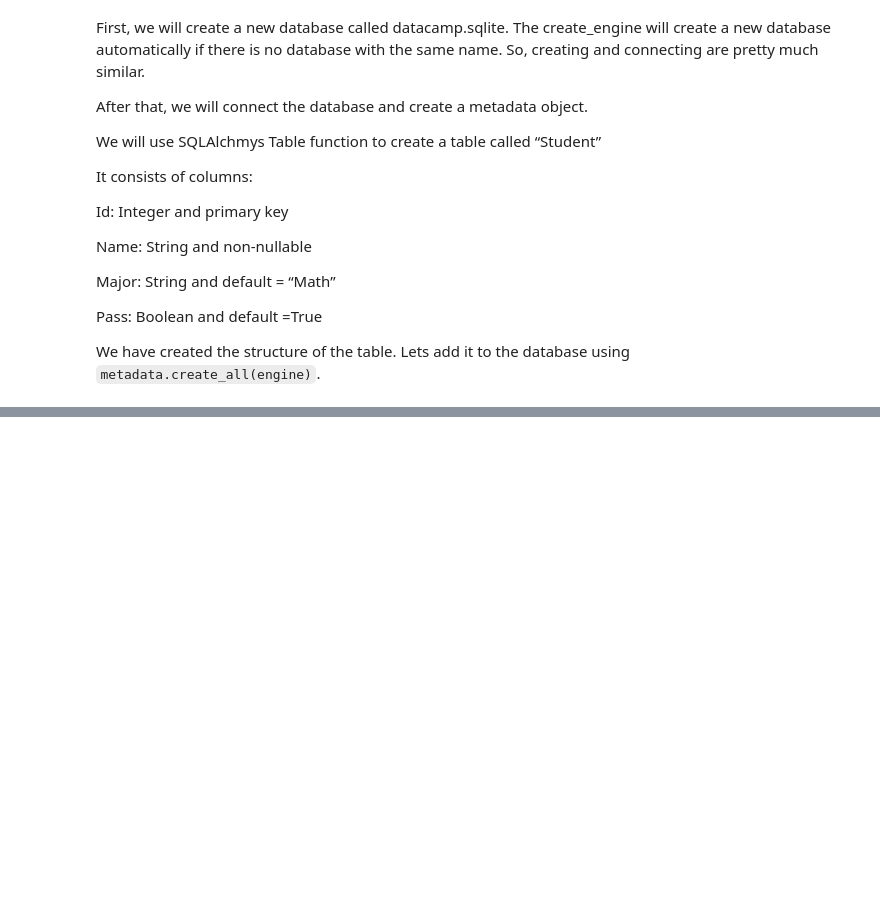
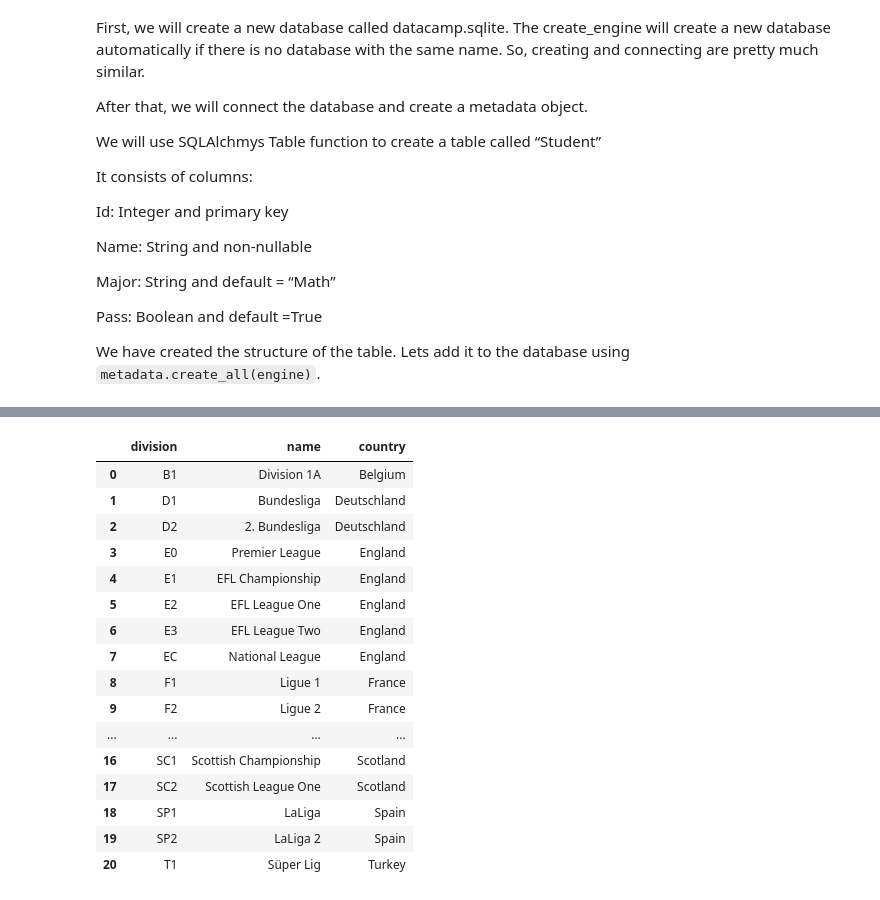
Before and after one commit to Santiago-Quinteros/SQLAlchemy-Tutorial-With-Examples, a Jupyter notebook: SQLAlchemy_Tutorial_With_Examples.ipynb, the cells around one changed output, grey strips where cells are left out. Cells and saved outputs as stored; diff of their text form; code cells hidden in the pictures; blank space fills up the shorter version.

```diff
--- a/SQLAlchemy_Tutorial_With_Examples.ipynb
+++ b/SQLAlchemy_Tutorial_With_Examples.ipynb
@@ -128,0 +328,25 @@ We have created the structure of the table. Lets add it to the database using `m
+# %%
+query = division.select()
+output=conn.execute(query)
+results=output.fetchall()
+data=pd.DataFrame(results)
+# data.columns=results[0].keys()
+data
+# %% [output]
+|  | division | name | country |
+| 0 | B1 | Division 1A | Belgium |
+| 1 | D1 | Bundesliga | Deutschland |
+| 2 | D2 | 2. Bundesliga | Deutschland |
+| 3 | E0 | Premier League | England |
+| 4 | E1 | EFL Championship | England |
+| 5 | E2 | EFL League One | England |
+| 6 | E3 | EFL League Two | England |
+| 7 | EC | National League | England |
+| 8 | F1 | Ligue 1 | France |
+| 9 | F2 | Ligue 2 | France |
+| ... | ... | ... | ... |
+| 16 | SC1 | Scottish Championship | Scotland |
+| 17 | SC2 | Scottish League One | Scotland |
+| 18 | SP1 | LaLiga | Spain |
+| 19 | SP2 | LaLiga 2 | Spain |
+| 20 | T1 | Süper Lig | Turkey |
```
Also changed, not shown: parts of 26 cells of this notebook.
